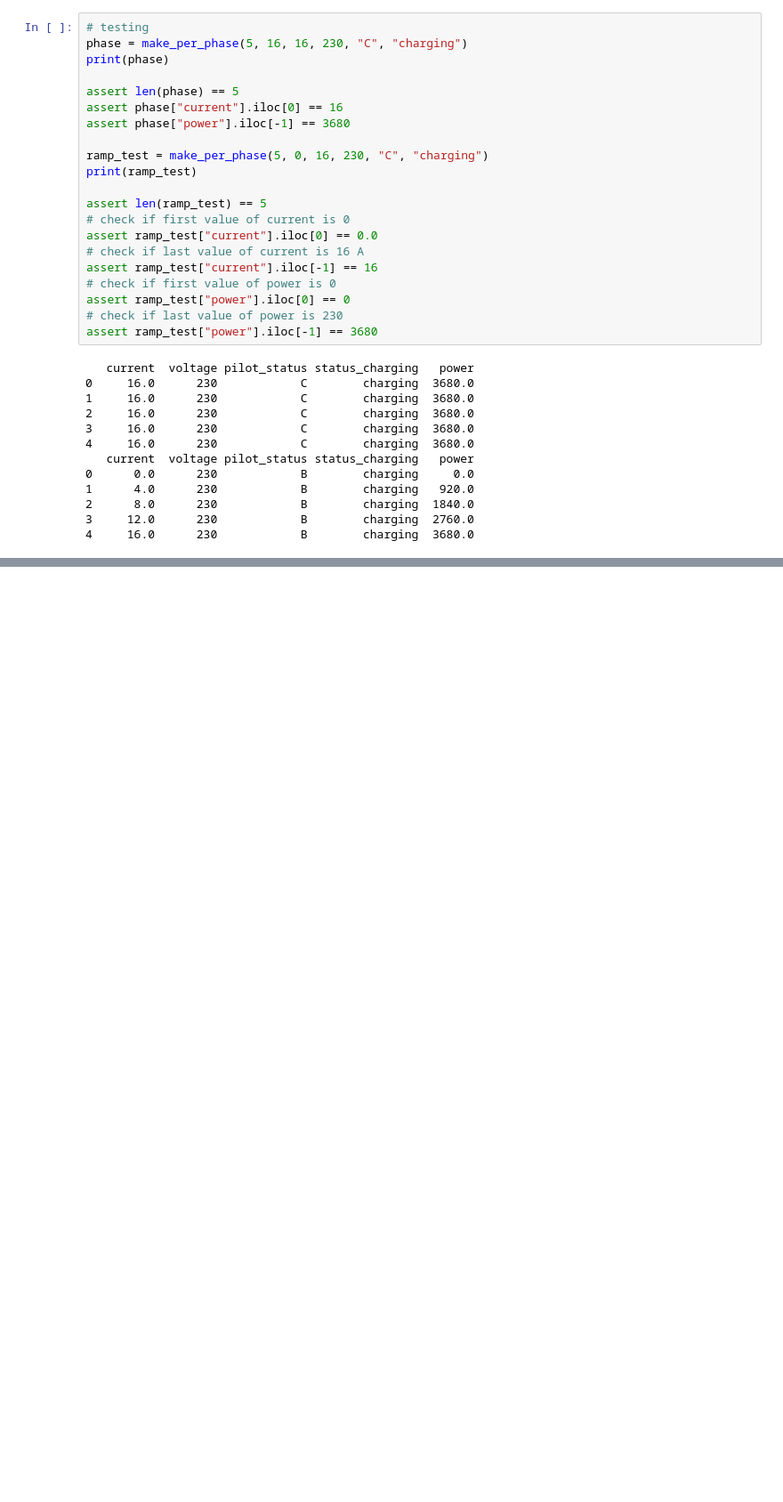
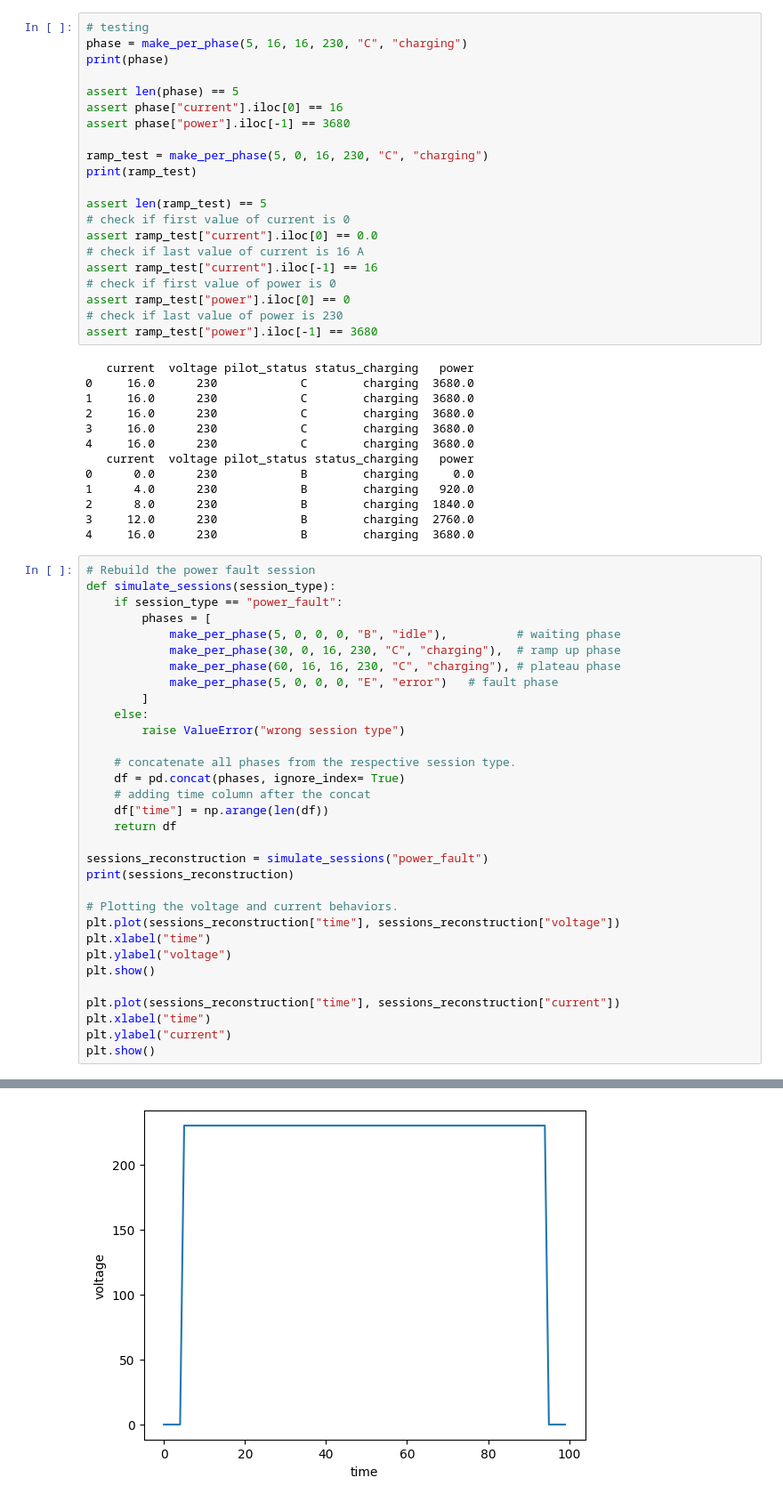
Before and after one commit to CWLCP99/DTU_small_project, a Jupyter notebook: generating_synthetic.ipynb, the cells around one changed output, grey strips where cells are left out. Shown at 89% size. Saved outputs shown, nothing was run; the diff lists cells and outputs as text; blank space fills up the shorter version.

Commit message:
simulate sessions function already works, need to just add the other 2 fault cases

```diff
--- a/generating_synthetic.ipynb
+++ b/generating_synthetic.ipynb
@@ -228,3 +228,36 @@ assert ramp_test["power"].iloc[-1] == 3680
 2      8.0      230            B        charging  1840.0
 3     12.0      230            B        charging  2760.0
 4     16.0      230            B        charging  3680.0
+# %%
+# Rebuild the power fault session
+def simulate_sessions(session_type):
+    if session_type == "power_fault":
+        phases = [
+            make_per_phase(5, 0, 0, 0, "B", "idle"),          # waiting phase
+            make_per_phase(30, 0, 16, 230, "C", "charging"),  # ramp up phase
+            make_per_phase(60, 16, 16, 230, "C", "charging"), # plateau phase
+            make_per_phase(5, 0, 0, 0, "E", "error")   # fault phase
+        ]
+    else:
+        raise ValueError("wrong session type")
+
+    # concatenate all phases from the respective session type.
+    df = pd.concat(phases, ignore_index= True)
+    # adding time column after the concat
+    df["time"] = np.arange(len(df))
+    return df
+
+sessions_reconstruction = simulate_sessions("power_fault")
+print(sessions_reconstruction)
+
+# Plotting the voltage and current behaviors.
+plt.plot(sessions_reconstruction["time"], sessions_reconstruction["voltage"])
+plt.xlabel("time")
+plt.ylabel("voltage")
+plt.show()
+
+plt.plot(sessions_reconstruction["time"], sessions_reconstruction["current"])
+plt.xlabel("time")
+plt.ylabel("current")
+plt.show()
+# %% [output]
@@ -230,0 +278 @@ assert ramp_test["power"].iloc[-1] == 3680
+[figure, added]
```
Also changed, not shown: parts of 1 cell of this notebook.
